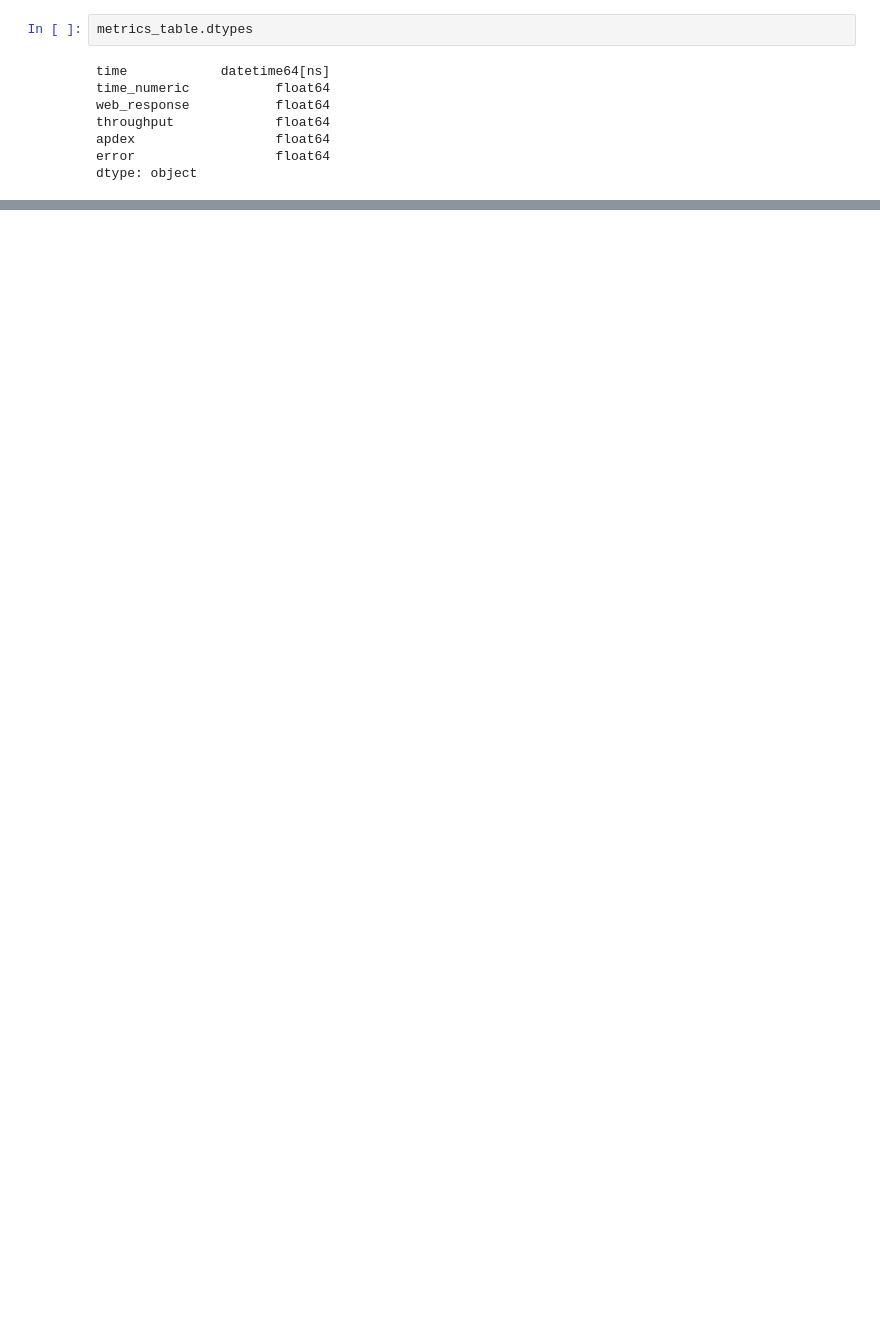
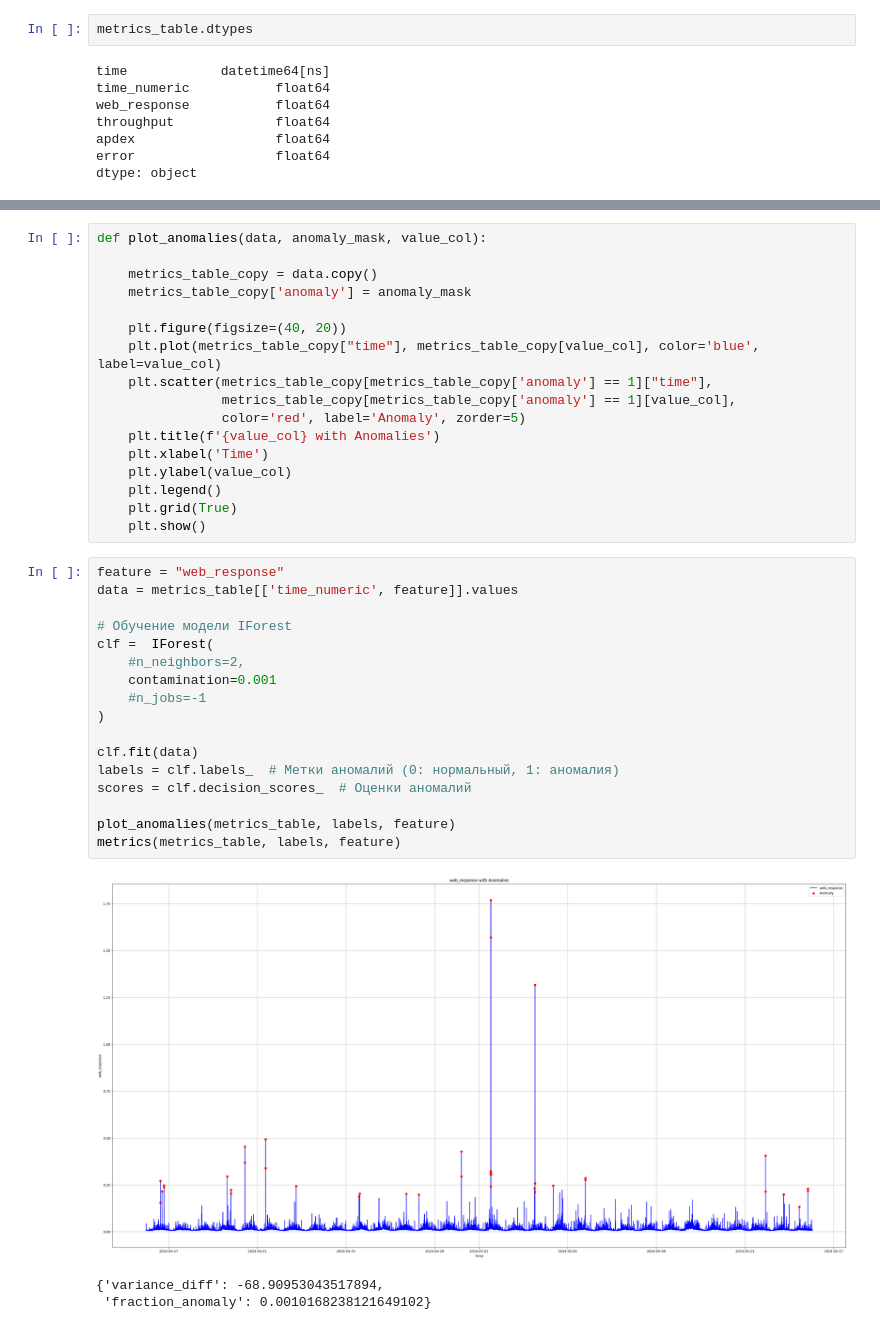
Before and after one commit to REU-DS-CLUB/redlab_hack, a Jupyter notebook: Analyst.ipynb, the cells around one changed output, grey strips where cells are left out. Saved outputs shown, nothing was run; the diff lists cells and outputs as text; blank space fills up the shorter version.

```diff
--- a/Analyst.ipynb
+++ b/Analyst.ipynb
@@ -170,0 +134,38 @@ metrics(data, labels, metrics_name)
+# %%
+def plot_anomalies(data, anomaly_mask, value_col):
+
+    metrics_table_copy = data.copy()
+    metrics_table_copy['anomaly'] = anomaly_mask
+
+    plt.figure(figsize=(40, 20))
+    plt.plot(metrics_table_copy["time"], metrics_table_copy[value_col], color='blue', label=value_col)
+    plt.scatter(metrics_table_copy[metrics_table_copy['anomaly'] == 1]["time"],
+                metrics_table_copy[metrics_table_copy['anomaly'] == 1][value_col],
+                color='red', label='Anomaly', zorder=5)
+    plt.title(f'{value_col} with Anomalies')
+    plt.xlabel('Time')
+    plt.ylabel(value_col)
+    plt.legend()
+    plt.grid(True)
+    plt.show()
+# %%
+feature = "web_response"
+data = metrics_table[['time_numeric', feature]].values
+
+# Обучение модели IForest
+clf =  IForest(
+    #n_neighbors=2,
+    contamination=0.001
+    #n_jobs=-1
+)
+
+clf.fit(data)
+labels = clf.labels_  # Метки аномалий (0: нормальный, 1: аномалия)
+scores = clf.decision_scores_  # Оценки аномалий
+
+plot_anomalies(metrics_table, labels, feature)
+metrics(metrics_table, labels, feature)
+# %% [output]
+[figure, added]
+{'variance_diff': -68.90953043517894,
+ 'fraction_anomaly': 0.0010168238121649102}
```
Also changed, not shown: parts of 14 cells of this notebook, 2 other files.
